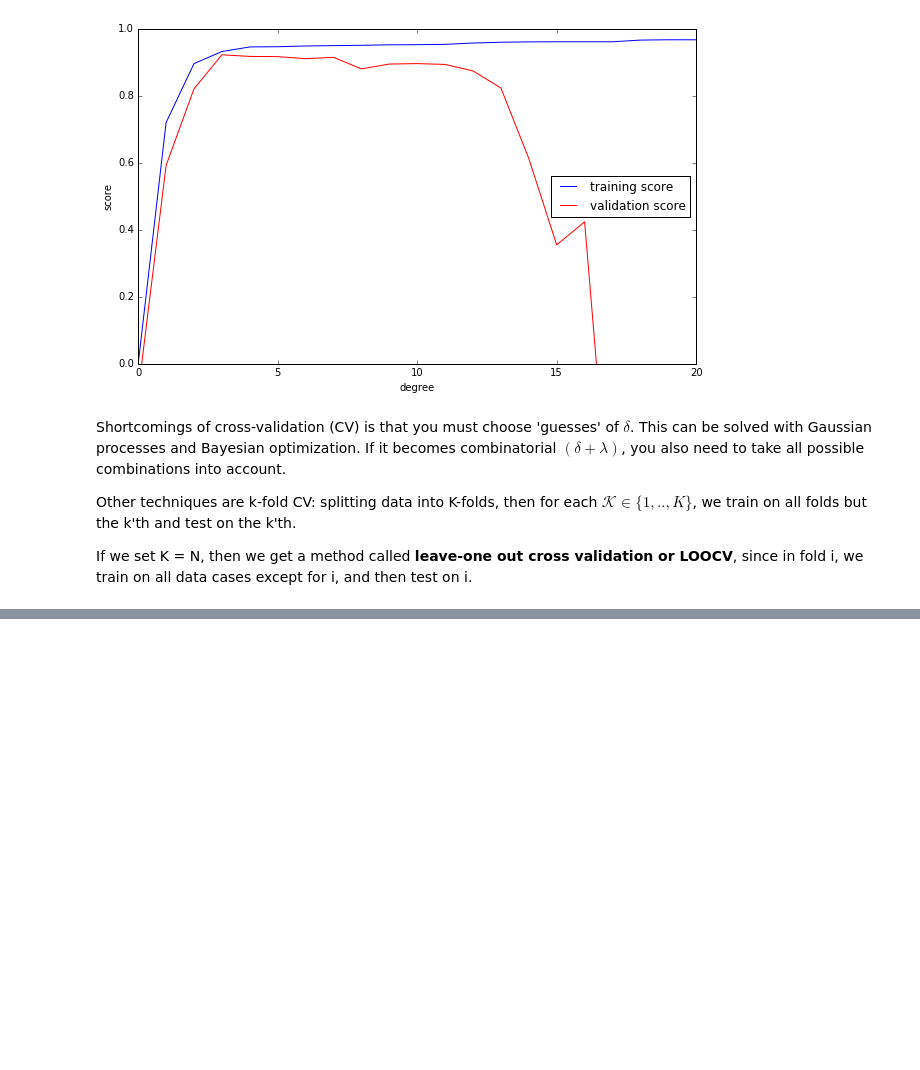
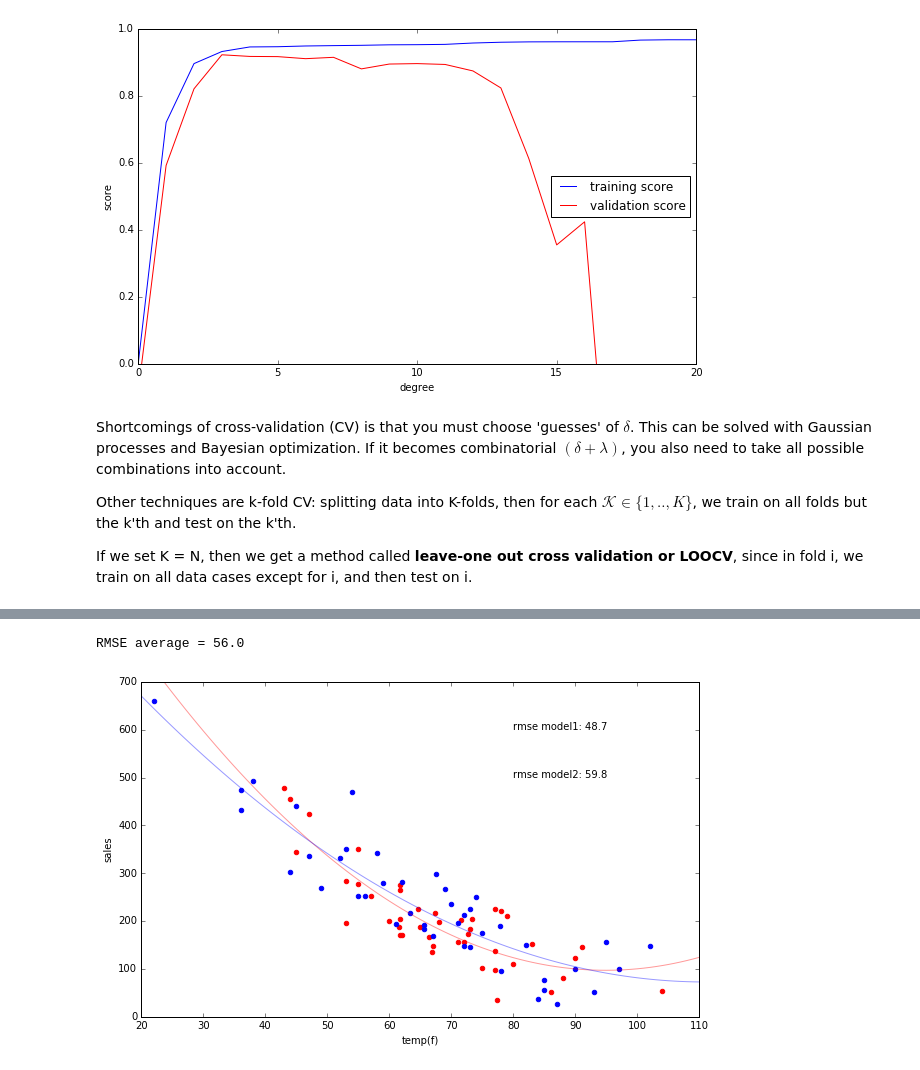
Before and after one commit to rmania/datascience, a Jupyter notebook: ubc_ml/Linear_prediction_regularization.ipynb, the cells around one changed output, grey strips where cells are left out. Drawn from its saved outputs; the diff is of its cells as text; code cells hidden in the pictures; blank space fills up the shorter version.

```diff
--- a/ubc_ml/Linear_prediction_regularization.ipynb
+++ b/ubc_ml/Linear_prediction_regularization.ipynb
@@ -366,0 +453,28 @@ If we set K = N, then we get a method called **leave-one out cross validation or
+# %%
+df1 = df.sample(int(len(df)/2))
+df2 = df.drop(df1.index)
+# %%
+fig, ax = plt.subplots(figsize= [10,6])
+
+model1 = np.poly1d(np.polyfit(df1['temp'], df1['sales'], 2))
+model2 = np.poly1d(np.polyfit(df2['temp'], df2['sales'], 2))
+
+x_min, x_max = 20, 110
+y_min, y_max = 0, 700
+x = range(x_min, x_max + 1)
+
+ax.scatter(df1['temp'], df1['sales'], color= 'red')
+ax.scatter(df2['temp'], df2['sales'], color= 'blue')
+ax.plot(x, model1(x), color ='red', alpha =.4)
+ax.plot(x, model2(x), color ='blue', alpha =.4)
+ax.annotate('rmse model1: %2.1f' % rmse(model1(df1['temp']), df1['sales']), xy = (80,600))
+ax.annotate('rmse model2: %2.1f' % rmse(model1(df2['temp']), df2['sales']), xy = (80,500))
+ax.set(xlim =[x_min,x_max], ylim =[y_min,y_max], xlabel = 'temp(f)', ylabel= 'sales');
+
+# so average the 2 RMSE scores
+print ('RMSE average = %2.1f' % np.mean([rmse(model1(df2['temp']), df2['sales']),
+                                        rmse(model2(df1['temp']), df1['sales'])
+                                       ]))
+# %% [output]
+RMSE average = 56.0
+[figure, added]
```
Also changed, not shown: parts of 8 cells of this notebook.
